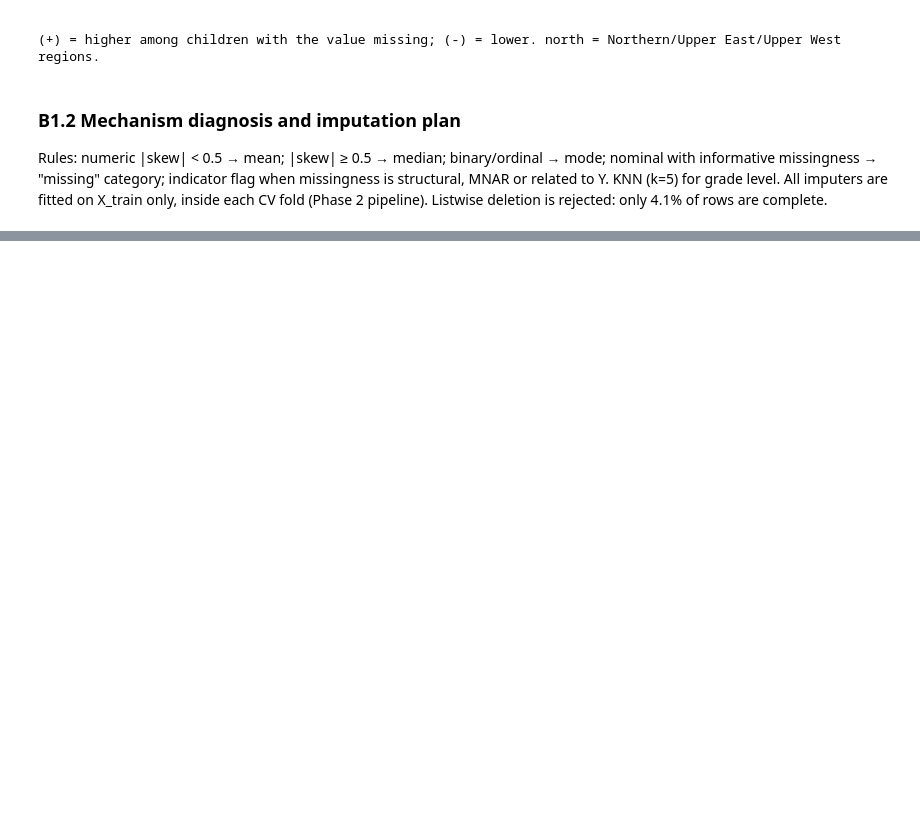
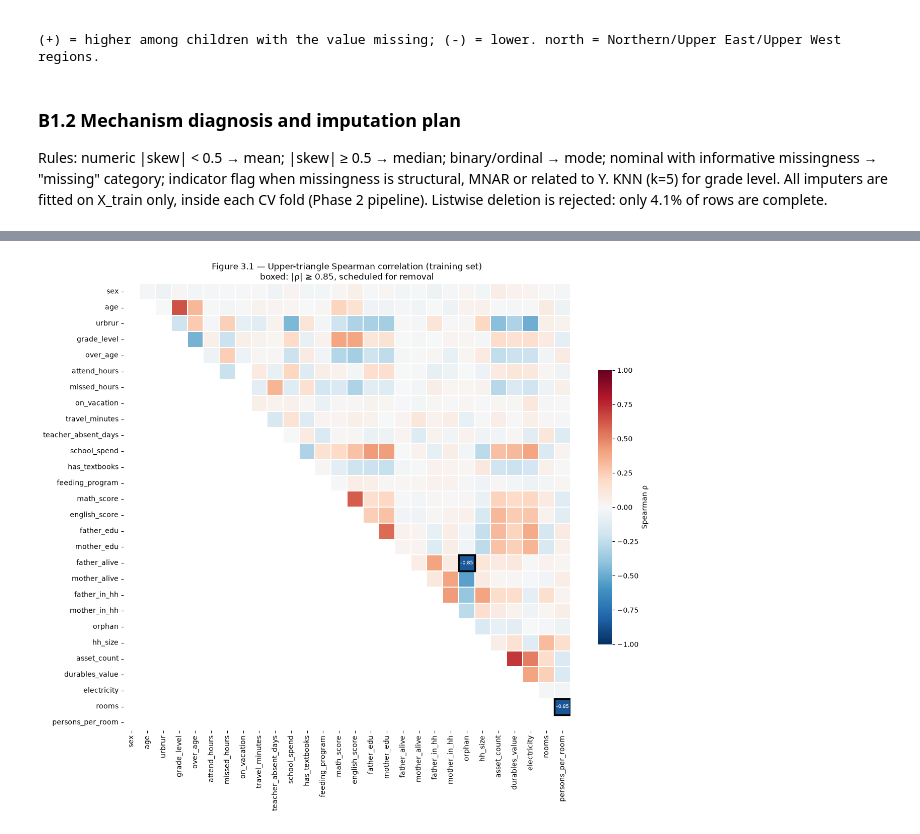
Before and after one commit to Emile-Lucky-Muhigira/AISD_Project, a Jupyter notebook: notebooks/02_phase1_audit.ipynb, the cells around one changed output, grey strips where cells are left out. Drawn from its saved outputs; the diff is of its cells as text; code cells hidden in the pictures; blank space fills up the shorter version.

```diff
--- a/notebooks/02_phase1_audit.ipynb
+++ b/notebooks/02_phase1_audit.ipynb
@@ -361,0 +560,88 @@ relationship_to_head        0.0                             Invalid code set to
+# %%
+import seaborn as sns
+from statsmodels.stats.outliers_influence import variance_inflation_factor
+
+# Numeric, ordinal and binary features (multi-level nominal features are excluded from correlation/VIF)
+CORR_FEATS = [c for c in FEATURES if VAR_TYPES[c][0] in ("Continuous", "Discrete", "Ordinal", "Binary")]
+rho = train[CORR_FEATS].corr(method="spearman")      # Spearman: data are non-normal (B2)
+
+# (1) Pairwise screen: |rho| >= 0.85
+pairs = [(a, b, rho.loc[a, b]) for i, a in enumerate(CORR_FEATS) for b in CORR_FEATS[i + 1:] if abs(rho.loc[a, b]) >= 0.85]
+print("Pairs with |Spearman rho| >= 0.85:")
+for a, b, r in pairs:
+    print(f"  {a} – {b}: rho = {r:+.3f}")
+
+# (2) VIF > 10 (median-imputed, standardised; VIF on training data only)
+def vif_table(cols):
+    X = train[cols].fillna(train[cols].median())
+    X = (X - X.mean()) / X.std()
+    X.insert(0, "const", 1.0)
+    return pd.Series([variance_inflation_factor(X.values, i) for i in range(1, X.shape[1])], index=cols).sort_values(ascending=False)
+
+vif_before = vif_table(CORR_FEATS)
+print("\nVIF before removal (top 6):"); print(vif_before.head(6).round(1).to_string())
+
+# (3) Decision rule: in each collinear pair/group, keep the feature with the higher mutual information with Y (B4a);
+#     if close, keep the directly measured variable over the derived one.
+mi = b4a.set_index("feature")["mutual information"]
+DROP = {
+    "persons_per_room": "rho = -0.86 with rooms; derived (hh_size / rooms); lower MI (0.0105 vs 0.0177)",
+    "orphan":           "|r| = 0.85 with father_alive; derived from father/mother_alive; VIF 20; lower MI (0.0008 vs 0.0015)",
+    "grade_level":      "Exact linear dependency: over_age = age - grade_level - 5 (VIF -> infinity); lowest MI of the three (0.0019)",
+}
+vif_after = vif_table([c for c in CORR_FEATS if c not in DROP])
+print("\nVIF after removing", list(DROP), "(top 6):"); print(vif_after.head(6).round(1).to_string())
+print("\nMax VIF after removal:", round(vif_after.max(), 2))
+pd.DataFrame({"reason": DROP}).to_csv(ROOT / "phase1_strategy" / "B4b_multicollinearity_drops.csv")
+pd.DataFrame({"VIF before": vif_before, "VIF after": vif_after}).round(2).to_csv(ROOT / "phase1_strategy" / "B4b_vif.csv")
+
+# Figure 3.1: upper-triangle Spearman heatmap, collinear pairs outlined
+mask = np.tril(np.ones_like(rho, dtype=bool))
+fig, ax = plt.subplots(figsize=(13, 11))
+sns.heatmap(rho, mask=mask, cmap="RdBu_r", vmin=-1, vmax=1, center=0, square=True, linewidths=0.3,
+            cbar_kws={"shrink": 0.6, "label": "Spearman ρ"}, ax=ax)
+for a, b, r in pairs:
+    i, j = CORR_FEATS.index(a), CORR_FEATS.index(b)
+    ax.add_patch(plt.Rectangle((max(i, j), min(i, j)), 1, 1, fill=False, edgecolor="black", lw=2.5))
+    ax.text(max(i, j) + 0.5, min(i, j) + 0.5, f"{r:.2f}", ha="center", va="center", fontsize=7, color="white")
+ax.set_title("Figure 3.1 — Upper-triangle Spearman correlation (training set)\nboxed: |ρ| ≥ 0.85, scheduled for removal", fontsize=12)
+plt.tight_layout()
+plt.savefig(FIG / "fig3_1_correlation_matrix.png", dpi=300, bbox_inches="tight")
+plt.show()
+
+# Figure 3.2: collinear pairs with fitted linear trend lines
+fig, axes = plt.subplots(1, 3, figsize=(15, 4.5))
+rng = np.random.default_rng(0)
+
+# (a) rooms vs persons_per_room: inverse relationship -> plotted and fitted on log scales
+d = train[["rooms", "persons_per_room"]].dropna()
+lx, ly = np.log1p(d["rooms"]), np.log1p(d["persons_per_room"])
+axes[0].scatter(lx, ly, s=8, alpha=0.35, color="#2a6f97")
+b1_, b0_ = np.polyfit(lx, ly, 1); xs = np.linspace(lx.min(), lx.max(), 50)
+axes[0].plot(xs, b0_ + b1_ * xs, color="#c0392b", lw=2)
+axes[0].set_xlabel("log(1 + rooms)"); axes[0].set_ylabel("log(1 + persons_per_room)")
+axes[0].set_title(f"rooms vs persons_per_room (log scales)\nSpearman ρ = {d['rooms'].corr(d['persons_per_room'], method='spearman'):+.2f}", fontsize=10)
+
+# (b) father_alive vs orphan: both binary -> jittered points
+d = train[["father_alive", "orphan"]].dropna()
+axes[1].scatter(d["father_alive"] + rng.normal(0, 0.05, len(d)), d["orphan"] + rng.normal(0, 0.05, len(d)), s=8, alpha=0.35, color="#2a6f97")
+b1_, b0_ = np.polyfit(d["father_alive"], d["orphan"], 1); xs = np.linspace(0, 1, 50)
+axes[1].plot(xs, b0_ + b1_ * xs, color="#c0392b", lw=2)
+axes[1].set_xlabel("father_alive (jittered)"); axes[1].set_ylabel("orphan (jittered)")
+axes[1].set_title(f"father_alive vs orphan\nSpearman ρ = {d['father_alive'].corr(d['orphan'], method='spearman'):+.2f}", fontsize=10)
+
+# (c) exact dependency: grade_level equals age - over_age - 5 for every child
+d = train[["grade_level", "age", "over_age"]].dropna()
+implied = d["age"] - d["over_age"] - 5
+axes[2].scatter(d["grade_level"] + rng.normal(0, 0.08, len(d)), implied + rng.normal(0, 0.08, len(d)), s=8, alpha=0.35, color="#2a6f97")
+axes[2].plot([0, 9], [0, 9], color="#c0392b", lw=2)
+axes[2].set_xlabel("grade_level"); axes[2].set_ylabel("age − over_age − 5")
+axes[2].set_title("grade_level vs (age − over_age − 5)\nexact linear dependency (VIF → ∞)", fontsize=10)
+
+for ax in axes:
+    ax.spines[["top", "right"]].set_visible(False)
+plt.suptitle("Figure 3.2 — Collinear feature pairs with fitted linear trend (points jittered for discrete values)", fontsize=12)
+plt.tight_layout()
+plt.savefig(FIG / "fig3_2_collinear_scatterplots.png", dpi=300, bbox_inches="tight")
+plt.show()
+# %% [output]
@@ -361,0 +665 @@ relationship_to_head        0.0                             Invalid code set to
+[figure, added]
```
Also changed, not shown: parts of 12 cells of this notebook, 12 other files.
